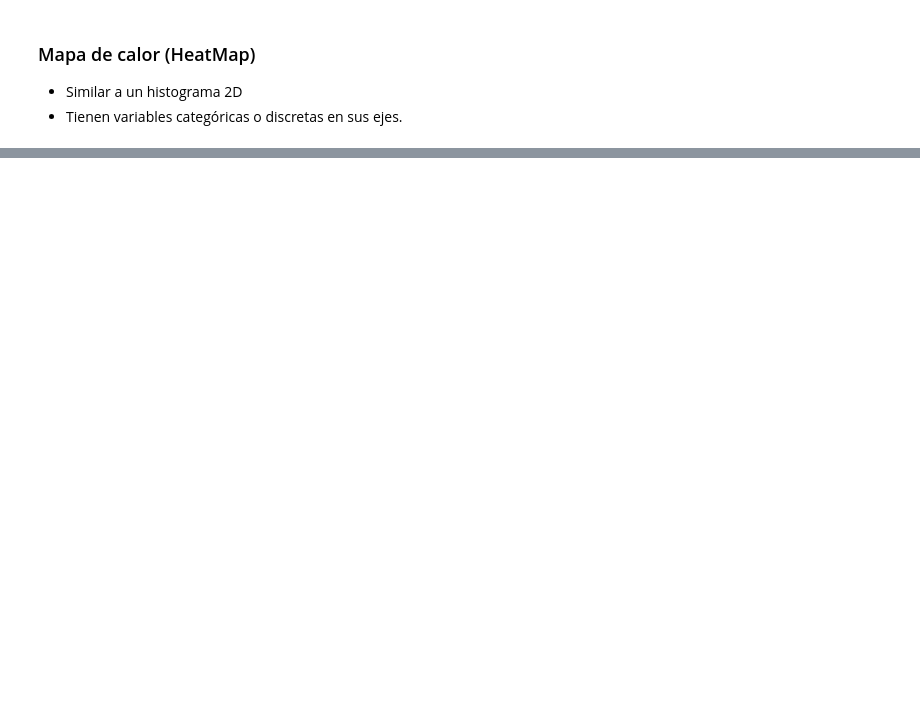
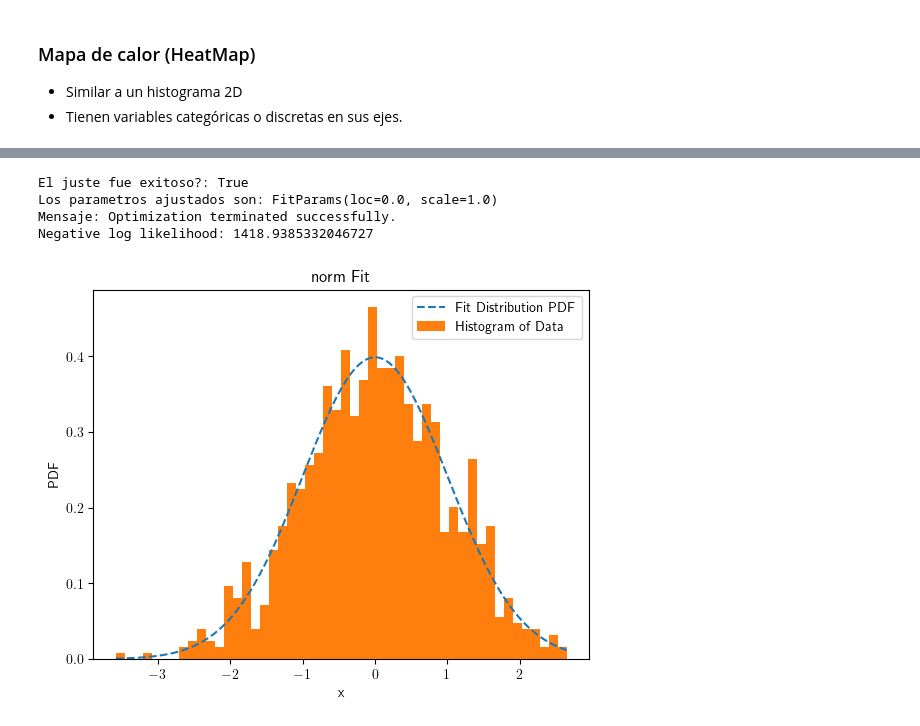
Before and after one commit to javieriserte/qualitative-data-course, a Jupyter notebook: classes/C01.2.AnalisisDescriptivos.ipynb, the cells around one changed output, grey strips where cells are left out. Saved outputs shown, nothing was run; the diff lists cells and outputs as text; code cells hidden in the pictures; blank space fills up the shorter version.

````diff
--- a/classes/C01.2.AnalisisDescriptivos.ipynb
+++ b/classes/C01.2.AnalisisDescriptivos.ipynb
@@ -595,21 +541,0 @@ plt.xticks(
-# %%
-
-Mientras los density plots permiten observar una PDF inferida a partir de los
-datos, la función ecdf, permite observar la
-función de densidad de probabilidad acumulada empírica de una muestra (Empirical
-Cumulative Distribution Function ECDF), una aproximación a la CDF.
-
-```{r}
-?ecdf
-f <- ecdf(iris$Sepal.Length)
-xs <- seq(4,9,0.2)
-xs
-
-ys <- f(xs)
-ys
-plot(
-  x=xs,
-  y=ys,
-  type="l"
-  )
-```
@@ -793,0 +585,29 @@ problema son:
+# %%
+from scipy.stats import norm, fit
+normal_sample = norm.rvs(
+    loc=2,
+    scale = 3,
+    size = 1000
+)
+
+fitted_mu, fitted_sigma = norm.fit(normal_sample)
+
+normal_sample_std = (normal_sample - fitted_mu) / fitted_sigma
+
+fit_result = fit(
+    dist = norm,
+    data = normal_sample_std,
+)
+fit_result.plot()
+print(f"El juste fue exitoso?: {fit_result.success}")
+print(f"Los parametros ajustados son: {fit_result.params}")
+print(f"Mensaje: {fit_result.message}")
+# Negative log-likelihood function
+# for given params and data
+print(f"Negative log likelihood: {fit_result.nllf((0,1))}")
+# %% [output]
+El juste fue exitoso?: True
+Los parametros ajustados son: FitParams(loc=0.0, scale=1.0)
+Mensaje: Optimization terminated successfully.
+Negative log likelihood: 1418.9385332046727
+[figure, added]
````
Also changed, not shown: parts of 32 cells of this notebook, 1 other file.
